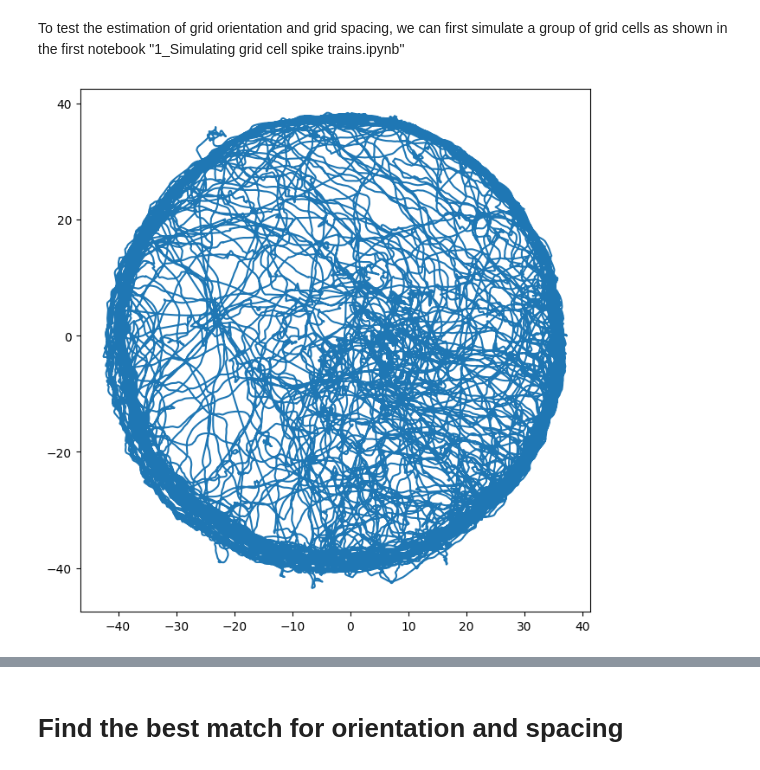
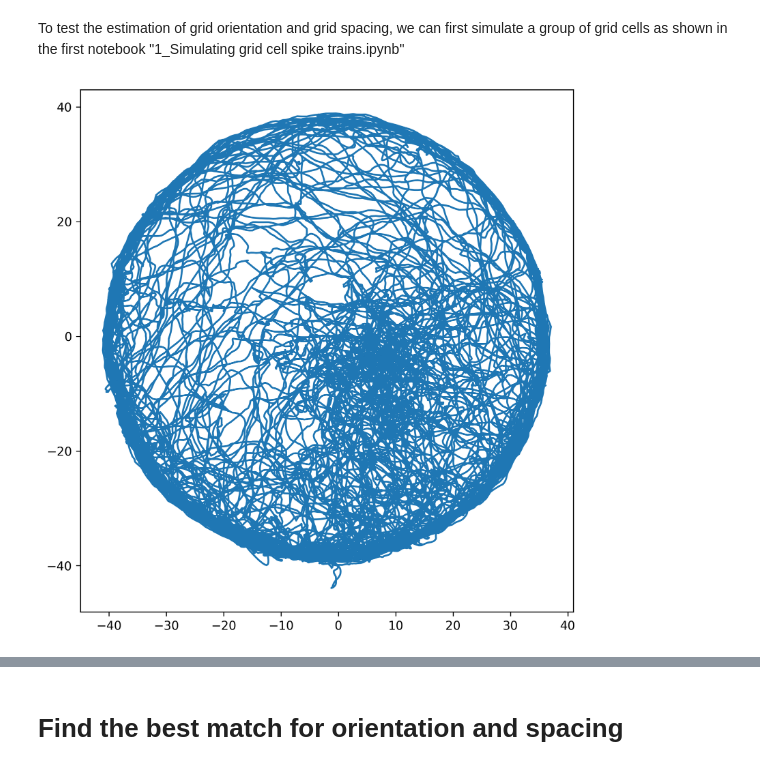
Before and after one commit to PJJ19/autopi_grid_cell_decoding, a Jupyter notebook: notebooks/2_Estimating grid orientation and spacing.ipynb, the cells around one changed output, grey strips where cells are left out. Drawn from its saved outputs; the diff is of its cells as text; code cells hidden in the pictures.

```diff
--- a/notebooks/2_Estimating grid orientation and spacing.ipynb
+++ b/notebooks/2_Estimating grid orientation and spacing.ipynb
@@ -39,14 +42,14 @@ from functions import *
 To test the estimation of grid orientation and grid spacing, we can first simulate a group of grid cells as shown in the first notebook "1_Simulating grid cell spike trains.ipynb"
 # %%
 ap = Animal_pose()
-ap.load_pose_from_file(file_name=lastRF)
+ap.load_pose_from_file(file_name=firstRF)
 
 
 fig, ax = plt.subplots(figsize=(8,8))
 
 ax.plot(ap.pose[:,1],ap.pose[:,2])
 ax.set_aspect('equal')
 # %% [output]
-[figure, old version]
+[figure, new version]
 # %%
 grid_param = {}
```
Also changed, not shown: parts of 15 cells of this notebook, 4 other files.
